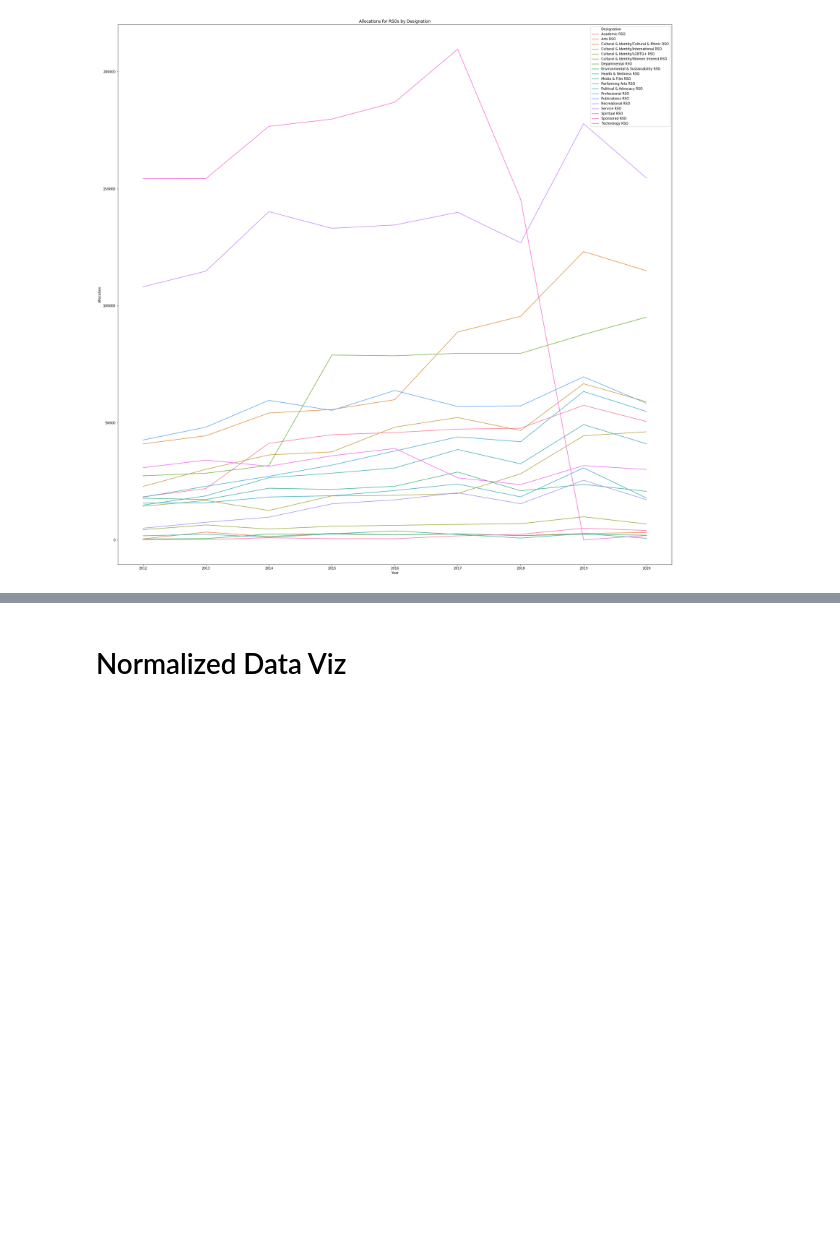
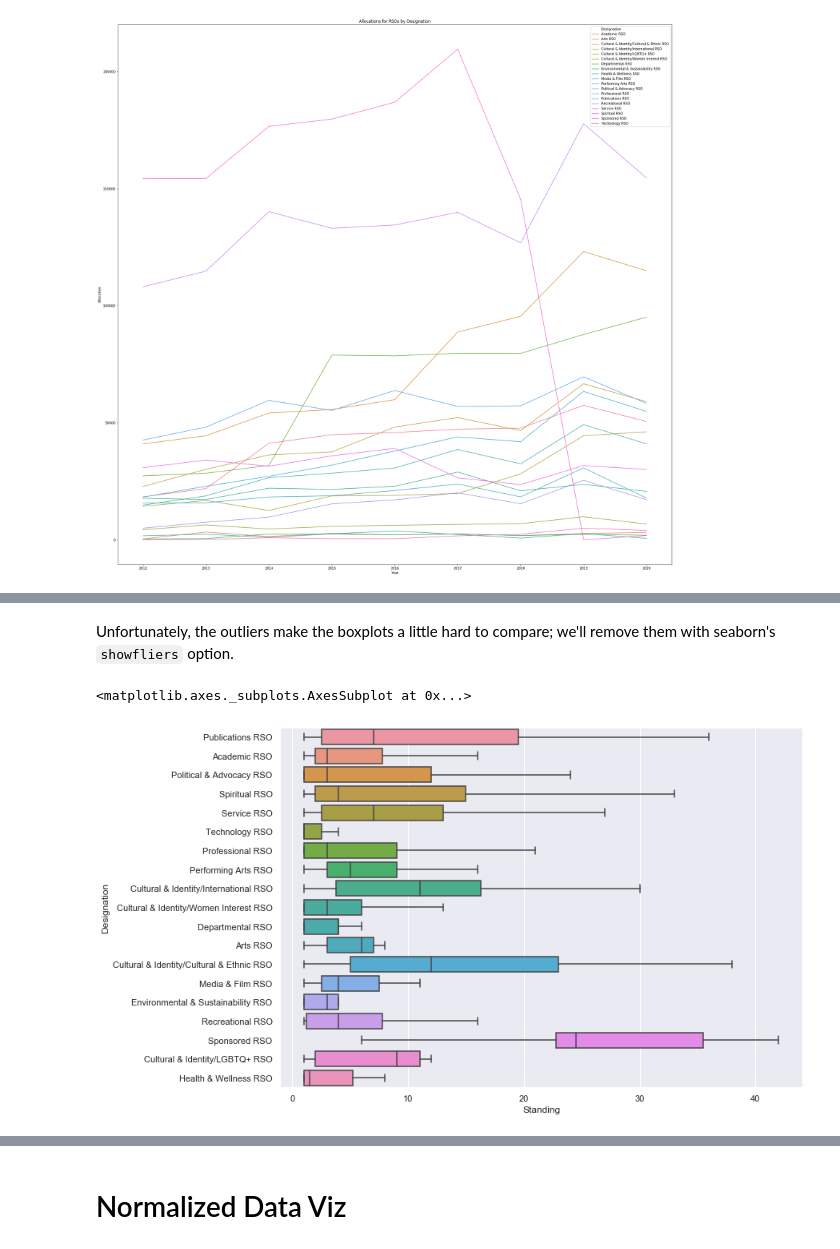
Before and after one commit to sydneytrieu/senior-thesis, a Jupyter notebook: notebooks/eda.ipynb, the cells around one changed output, grey strips where cells are left out. Cells and saved outputs as stored; diff of their text form; code cells hidden in the pictures; blank space fills up the shorter version.

```diff
--- a/notebooks/eda.ipynb
+++ b/notebooks/eda.ipynb
@@ -114,0 +131,7 @@ plot = sns.lineplot(x='Year', y='Allocation', hue='Designation', data=specific_a
+# %% [markdown]
+Unfortunately, the outliers make the boxplots a little hard to compare; we'll remove them with seaborn's `showfliers` option.
+# %%
+sns.boxplot(x='Standing', y='Designation', data=rso_2019, showfliers=False)
+# %% [output]
+<matplotlib.axes._subplots.AxesSubplot at 0x...>
+[figure, added]
```
Also changed, not shown: parts of 8 cells of this notebook.
